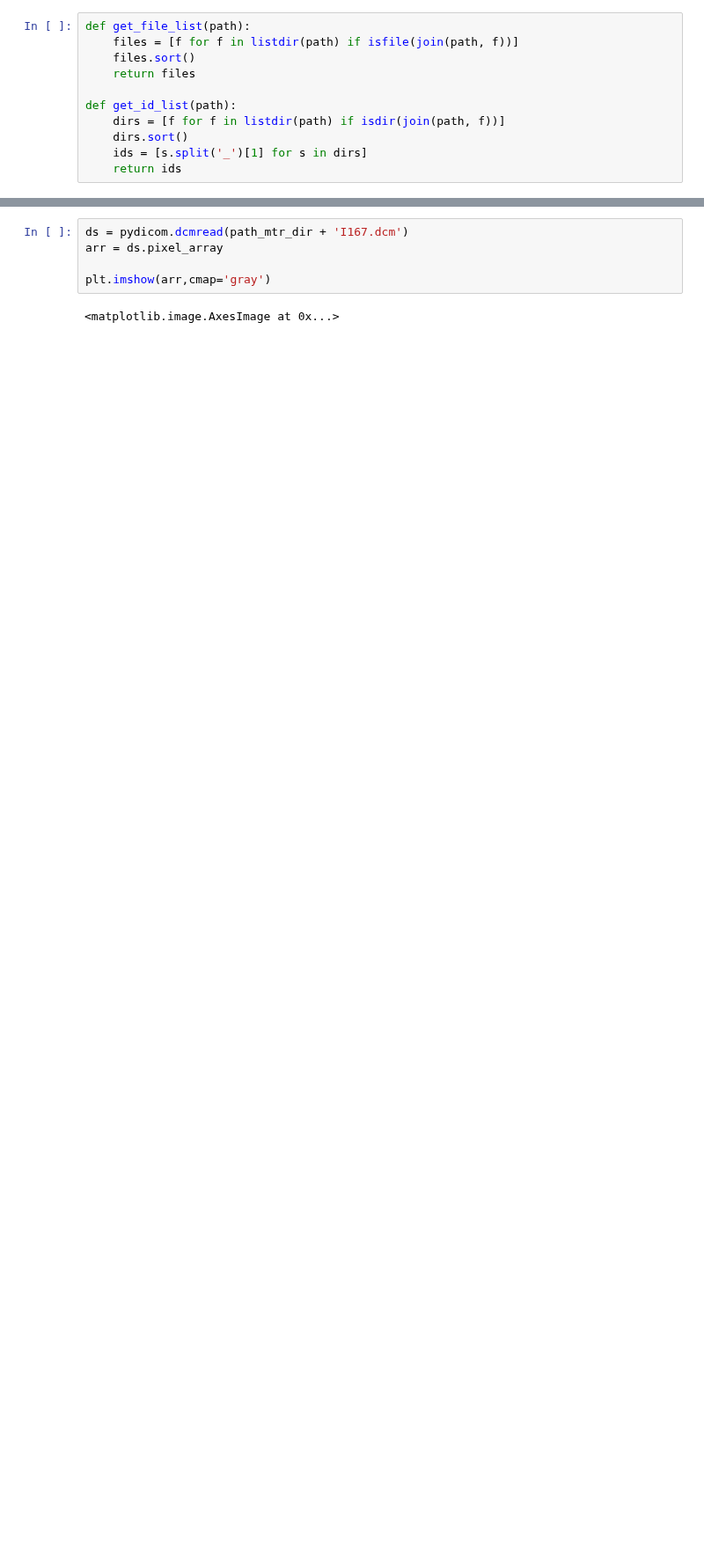
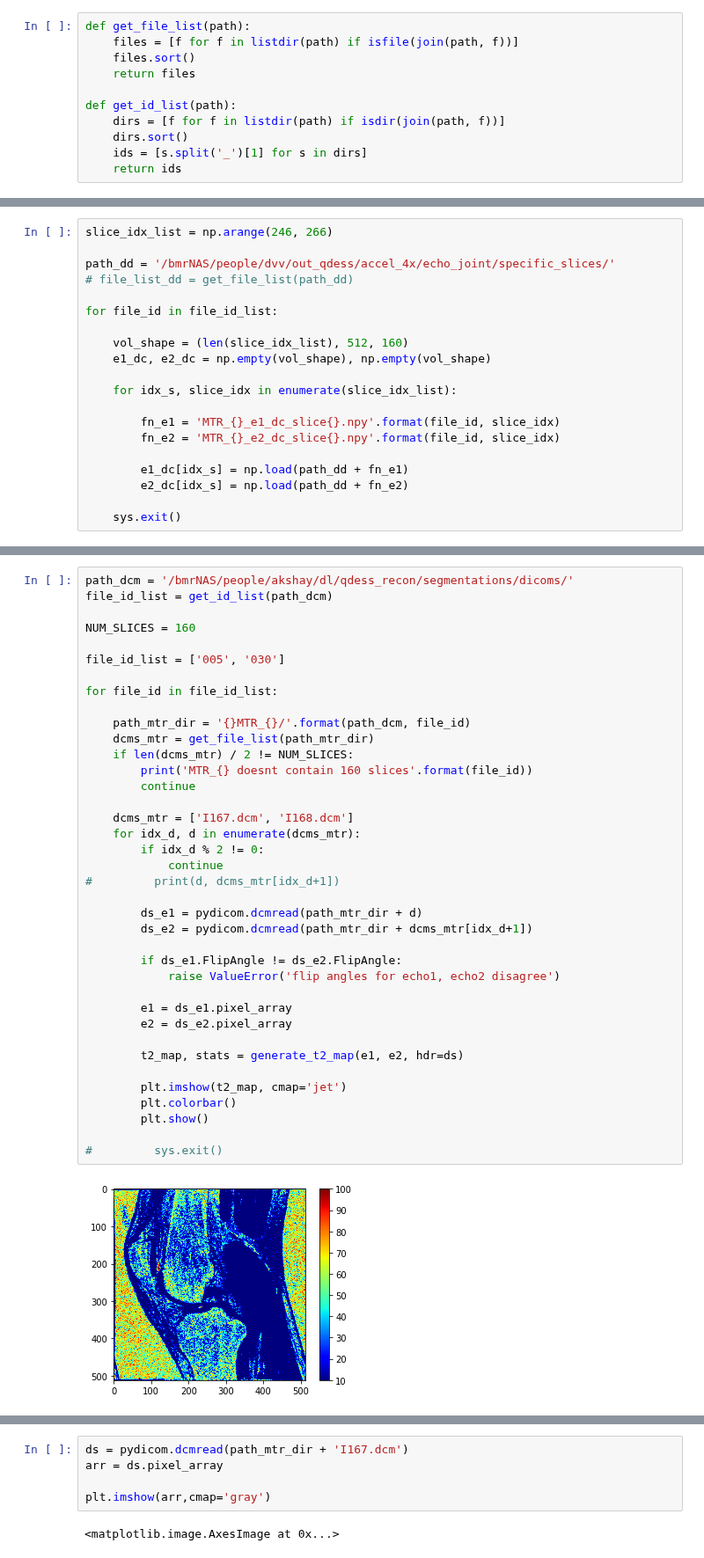
Before and after one commit to davevanveen/unsup_mri, a Jupyter notebook: ipynb/20210129_t2_maps.ipynb, the cells around one changed output, grey strips where cells are left out. Shown at 88% size. Cells and saved outputs as stored; diff of their text form; blank space fills up the shorter version.

Commit message:
load data for t2 map

```diff
--- a/ipynb/20210129_t2_maps.ipynb
+++ b/ipynb/20210129_t2_maps.ipynb
@@ -58,0 +50,20 @@ path_segs = '/bmrNAS/people/akshay/dl/qdess_recon/segmentations/masks/'
+# %%
+slice_idx_list = np.arange(246, 266)
+
+path_dd = '/bmrNAS/people/dvv/out_qdess/accel_4x/echo_joint/specific_slices/'
+# file_list_dd = get_file_list(path_dd)
+
+for file_id in file_id_list:
+
+    vol_shape = (len(slice_idx_list), 512, 160)
+    e1_dc, e2_dc = np.empty(vol_shape), np.empty(vol_shape)
+
+    for idx_s, slice_idx in enumerate(slice_idx_list):
+
+        fn_e1 = 'MTR_{}_e1_dc_slice{}.npy'.format(file_id, slice_idx)
+        fn_e2 = 'MTR_{}_e2_dc_slice{}.npy'.format(file_id, slice_idx)
+
+        e1_dc[idx_s] = np.load(path_dd + fn_e1)
+        e2_dc[idx_s] = np.load(path_dd + fn_e2)
+
+    sys.exit()
@@ -58,0 +123,40 @@ path_segs = '/bmrNAS/people/akshay/dl/qdess_recon/segmentations/masks/'
+# %%
+path_dcm = '/bmrNAS/people/akshay/dl/qdess_recon/segmentations/dicoms/'
+file_id_list = get_id_list(path_dcm)
+
+NUM_SLICES = 160
+
+file_id_list = ['005', '030']
+
+for file_id in file_id_list:
+
+    path_mtr_dir = '{}MTR_{}/'.format(path_dcm, file_id)
+    dcms_mtr = get_file_list(path_mtr_dir)
+    if len(dcms_mtr) / 2 != NUM_SLICES:
+        print('MTR_{} doesnt contain 160 slices'.format(file_id))
+        continue
+
+    dcms_mtr = ['I167.dcm', 'I168.dcm']
+    for idx_d, d in enumerate(dcms_mtr):
+        if idx_d % 2 != 0:
+            continue
+#         print(d, dcms_mtr[idx_d+1])
+
+        ds_e1 = pydicom.dcmread(path_mtr_dir + d)
+        ds_e2 = pydicom.dcmread(path_mtr_dir + dcms_mtr[idx_d+1])
+
+        if ds_e1.FlipAngle != ds_e2.FlipAngle:
+            raise ValueError('flip angles for echo1, echo2 disagree')
+
+        e1 = ds_e1.pixel_array
+        e2 = ds_e2.pixel_array
+
+        t2_map, stats = generate_t2_map(e1, e2, hdr=ds)
+
+        plt.imshow(t2_map, cmap='jet')
+        plt.colorbar()
+        plt.show()
+
+#         sys.exit()
+# %% [output]
+[figure, added]
```
Also changed, not shown: parts of 16 cells of this notebook, 1 other file.
